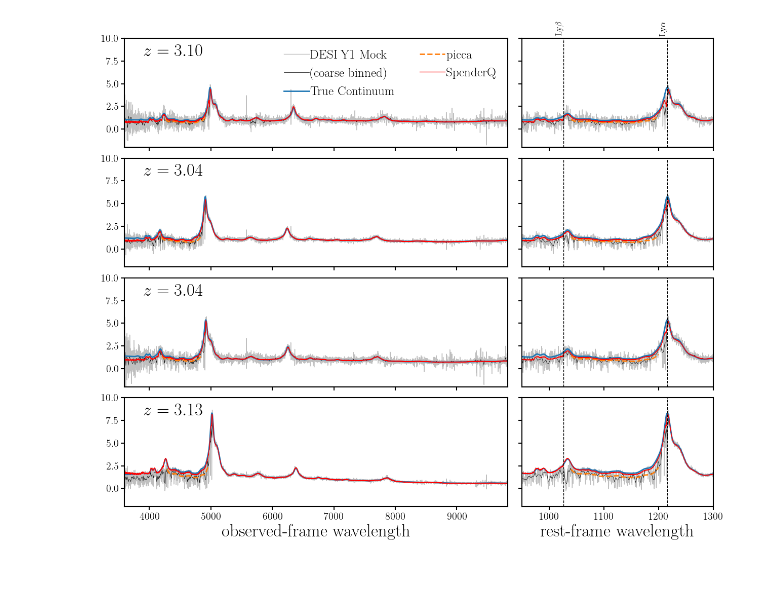
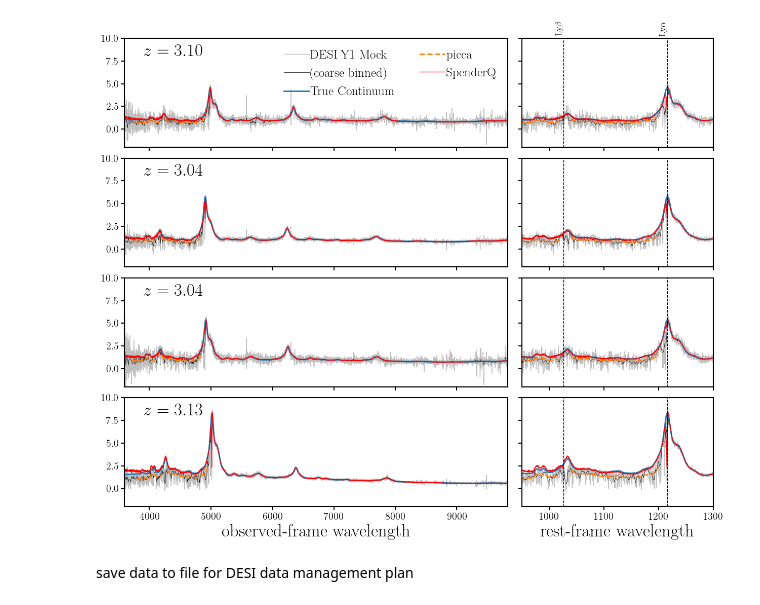
Before and after one commit to changhoonhahn/SpenderQ, a Jupyter notebook: doc/methods_paper/demo.ipynb, the cells around one changed output. Cells and saved outputs as stored; diff of their text form; code cells hidden in the pictures; blank space fills up the shorter version.

Commit message:
data for fig2 of DESI data management plan

```diff
--- a/doc/methods_paper/demo.ipynb
+++ b/doc/methods_paper/demo.ipynb
@@ -25,0 +28,8 @@ mpl.rcParams['legend.frameon'] = False
+# %%
+niter = 3
+
+models = []
+for imodel in range(5):
+    # load model
+    _models, losses = load_model('/tigress/chhahn/spender_qso/models/london.lfsc.rsnr.sa1p1sb0p8.i%i.%i.pt' % (niter, imodel))
+    models.append(_models[0])
@@ -43,6 +91,7 @@ recon = np.load('/tigress/chhahn/spender_qso/train/DESIlondon_highz.rebin.iter%i
 # %%
 # load picca
-picca = U.london_picca()
+picca_lya = U.london_picca('LyA')
+picca_lyb = U.london_picca('LyB')
 # %%
 # select high-z and bright (high normalization) quasars
 highzs = np.arange(len(z))[(z > 3.) & (norm > 2.)][:4]
@@ -65,12 +114,21 @@ for ii, igal in enumerate(highzs):
     # true continuum
     sub.plot(np.linspace(3.50e3, 1e4, 3251), true_cont[igal]/norm[igal], c='C0', lw=2, label='True Continuum')
 
-    # picca
-    spec_picca = picca.get_continuum(int(target_id[igal]))
-    sub.plot(picca.wave_picca * np.array(1+z[igal]), spec_picca/norm[igal], color='C1', lw=2, ls='--', label='picca')
+    # picca LyA
+    spec_picca = picca_lya.get_continuum(int(target_id[igal]))
+    sub.plot(picca_lya.wave_picca * np.array(1+z[igal]), spec_picca/norm[igal], color='C1', lw=2, ls='--', label='picca')
+
+    # picca LyB
+    spec_picca = picca_lyb.get_continuum(int(target_id[igal]))
+    sub.plot(picca_lyb.wave_picca * np.array(1+z[igal]), spec_picca/norm[igal], color='C1', lw=2, ls='--')
 
     # spenderq recon
-    sub.plot(models[0].wave_rest * (1+z[igal]), recon[igal], color='r', lw=1, label=r'SpenderQ')
+    sub.fill_between(models[0].wave_rest * (1+z[igal]),
+                     np.min(recons[:,igal,:], axis=0),
+                     np.max(recons[:,igal,:], axis=0), color='r', edgecolor='None', alpha=0.5)
+    sub.plot(models[0].wave_rest * (1+z[igal]), np.mean(recons[:,igal,:], axis=0), color='r', lw=1, label=r'SpenderQ')
+
+    # redshift
     sub.text(0.05, 0.95, '$z=%.2f$' % z[igal], ha='left', va='top', fontsize=25, transform=sub.transAxes)
 
     sub.set_xlim(models[0].wave_obs[0], models[0].wave_obs[-1])
@@ -83,35 +141,44 @@ sub.set_xlabel("observed-frame wavelength", fontsize=25)
 for ii, igal in enumerate(highzs):
     sub = plt.subplot(gs[2*ii+1])
     sub.plot(models[0].wave_obs/(1 + z[igal]), spec[igal], c='gray', alpha=0.5, lw=1, label='DESI')
     #sub.plot((models[0].wave_obs/(1 + z[igal]))[w[igal] > 0], (spec[igal])[w[igal] > 0], c='gray', alpha=0.5, lw=1)
 
     spec_rebin = U.trapz_rebin(np.array(models[0].wave_obs), np.array(spec[igal]), xnew=wave_rebin)
     sub.plot(wave_rebin/(1+z[igal]), spec_rebin, c='k', lw=0.5)
 
     # true continuum
     sub.plot(np.linspace(3.50e3, 1e4, 3251)/(1+z[igal]), true_cont[igal]/norm[igal], c='C0', lw=2, label='True Continuum')
 
-    # picca
-    spec_picca = picca.get_continuum(int(target_id[igal]))
-    sub.plot(picca.wave_picca, spec_picca/norm[igal], color='C1', lw=2, ls='--', label='picca')
+    # picca lya
+    spec_picca = picca_lya.get_continuum(int(target_id[igal]))
+    sub.plot(picca_lya.wave_picca, spec_picca/norm[igal], color='C1', lw=2, ls='--', label='picca')
 
+    # picca lyb
+    spec_picca = picca_lyb.get_continuum(int(target_id[igal]))
+    sub.plot(picca_lyb.wave_picca, spec_picca/norm[igal], color='C1', lw=2, ls='--')
 
-    sub.plot(models[0].wave_rest, recon[igal], color='r', lw=1, label=r'SpenderQ')
+    # spenderq
+    sub.fill_between(models[0].wave_rest,
+                 np.min(recons[:,igal,:], axis=0),
+                 np.max(recons[:,igal,:], axis=0), color='r', edgecolor='None', alpha=0.5)
+    sub.plot(models[0].wave_rest, np.mean(recons[:,igal,:], axis=0), color='r', lw=1, label=r'SpenderQ')
 
 
     sub.axvline(1026, color='k', linewidth=1, linestyle='--')
     sub.axvline(1216, color='k', linewidth=1, linestyle='--')
     if ii == 0:
         sub.text(1026, 11.8, r'Ly$\beta$', rotation=90., ha='right', va='top', fontsize=12)
         sub.text(1216, 11.8, r'Ly$\alpha$', rotation=90., ha='right', va='top', fontsize=12)
 
     sub.set_xlim(950., 1300.)
     if ii < len(highzs)-1: sub.set_xticklabels([])
     sub.set_ylim(-2, 10.)
     sub.set_yticklabels([])
 
 sub.set_xlabel("rest-frame wavelength", fontsize=25)
 fig.subplots_adjust(hspace=0.1, wspace=0.05)
 plt.savefig('spenderq_mock_recon.pdf', bbox_inches='tight')
 # %% [output]
-[figure, old version]
+[figure, new version]
+# %% [markdown]
+save data to file for DESI data management plan
```
Also changed, not shown: parts of 5 cells of this notebook.
